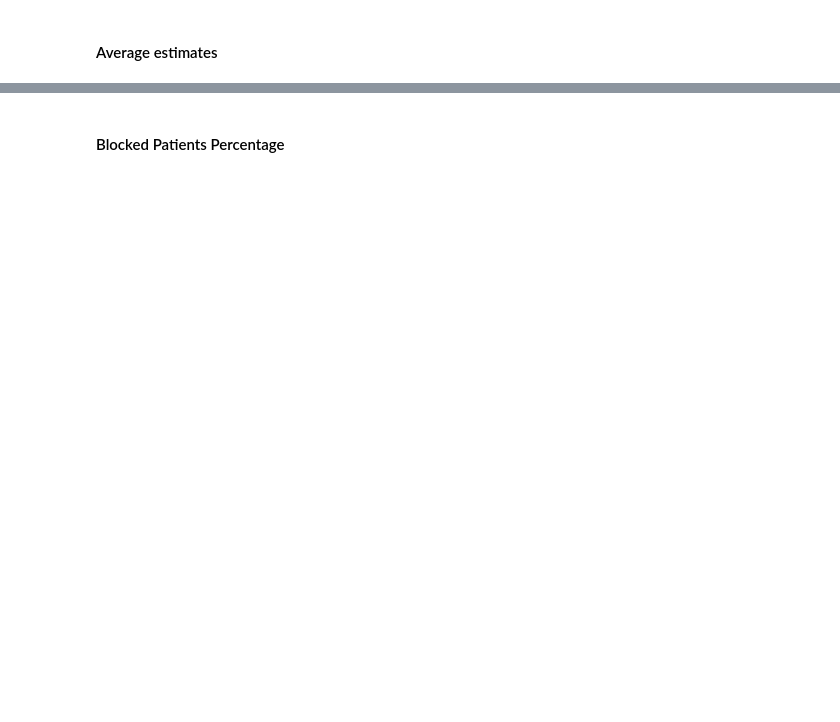
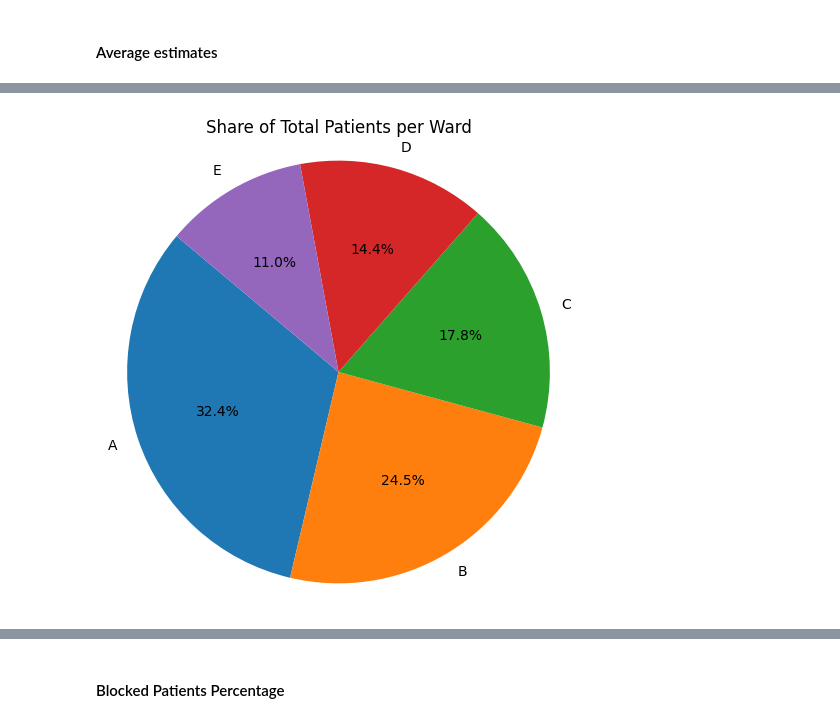
Before and after one commit to manufer20/stochastic-simulation, a Jupyter notebook: project 2/OLD_Jawhara_project_2_version_2.ipynb, the cells around one changed output, grey strips where cells are left out. Saved outputs shown, nothing was run; the diff lists cells and outputs as text; code cells hidden in the pictures; blank space fills up the shorter version.

```diff
--- a/project 2/OLD_Jawhara_project_2_version_2.ipynb
+++ b/project 2/OLD_Jawhara_project_2_version_2.ipynb
@@ -345,0 +340,99 @@ Avg total blocked patients per run: 787.0
+# %%
+import matplotlib.pyplot as plt
+import numpy as np
+
+def plot_penalties(penalties):
+    wards = list(penalties.keys())
+    scores = [penalties[w] for w in wards]
+
+    plt.figure(figsize=(10, 5))
+    plt.bar(wards, scores, color='salmon')
+    plt.ylabel('Penalty Score')
+    plt.title('Penalty Score per Ward')
+    plt.grid(axis='y')
+    plt.tight_layout()
+    plt.show()
+
+
+# --- Pie Chart: Share of Total Patients per Ward ---
+def plot_pie_total_patients(patients_total):
+    labels = patients_total.keys()
+    sizes = patients_total.values()
+
+    plt.figure(figsize=(6, 6))
+    plt.pie(sizes, labels=labels, autopct='%1.1f%%', startangle=140)
+    plt.title('Share of Total Patients per Ward')
+    plt.axis('equal')
+    plt.show()
+
+# --- Bar Plot: Percentages of Outcomes per Ward ---
+def plot_outcome_percentages(patients_total, patients_admitted, patients_relocated, patients_lost):
+    wards = list(patients_total.keys())
+    admitted_pct = [patients_admitted[w] / patients_total[w] * 100 if patients_total[w] > 0 else 0 for w in wards]
+    relocated_pct = [patients_relocated[w] / patients_total[w] * 100 if patients_total[w] > 0 else 0 for w in wards]
+    lost_pct = [patients_lost[w] / patients_total[w] * 100 if patients_total[w] > 0 else 0 for w in wards]
+
+    x = np.arange(len(wards))
+    width = 0.3
+
+    plt.figure(figsize=(12, 6))
+    plt.bar(x - width, admitted_pct, width, label='Admitted %')
+    plt.bar(x, relocated_pct, width, label='Relocated %')
+    plt.bar(x + width, lost_pct, width, label='Lost %')
+
+    plt.xticks(x, wards)
+    plt.ylabel('Percentage (%)')
+    plt.title('Patient Outcome Percentages per Ward')
+    plt.legend()
+    plt.grid(axis='y')
+    plt.tight_layout()
+    plt.show()
+
+# --- Bar Plot: Raw Patient Flow Counts ---
+def plot_patient_flow(patients_total, patients_admitted, patients_relocated, patients_lost):
+    wards = list(patients_total.keys())
+    totals = [patients_total[w] for w in wards]
+    admitted = [patients_admitted[w] for w in wards]
+    relocated = [patients_relocated[w] for w in wards]
+    lost = [patients_lost[w] for w in wards]
+
+    x = np.arange(len(wards))
+    width = 0.2
+
+    plt.figure(figsize=(12, 6))
+    plt.bar(x - 1.5*width, totals, width, label='Total Patients')
+    plt.bar(x - 0.5*width, admitted, width, label='Admitted')
+    plt.bar(x + 0.5*width, relocated, width, label='Relocated')
+    plt.bar(x + 1.5*width, lost, width, label='Lost')
+
+    plt.xticks(x, wards)
+    plt.ylabel('Number of Patients')
+    plt.title('Patient Flow per Ward')
+    plt.legend()
+    plt.grid(True, axis='y')
+    plt.tight_layout()
+    plt.show()
+
+# --- Bar Plot: Penalty Scores per Ward ---
+def plot_penalties(penalties):
+    wards = list(penalties.keys())
+    scores = [penalties[w] for w in wards]
+
+    plt.figure(figsize=(10, 5))
+    plt.bar(wards, scores, color='salmon')
+    plt.ylabel('Penalty Score')
+    plt.title('Penalty Score per Ward')
+    plt.grid(axis='y')
+    plt.tight_layout()
+    plt.show()
+
+# Run the simulation
+pt, pa, pr, pl, pen, *_ = run_multiple_simulations(50)
+
+
+#Plot the results
+plot_pie_total_patients(pt)
+plot_patient_flow(pt, pa, pr, pl)
+plot_penalties(pen)
+plot_outcome_percentages(pt, pa, pr, pl)
+# %% [output]
@@ -345,0 +456 @@ Avg total blocked patients per run: 787.0
+[figure, added]
```
Also changed, not shown: parts of 10 cells of this notebook, 3 other files.
